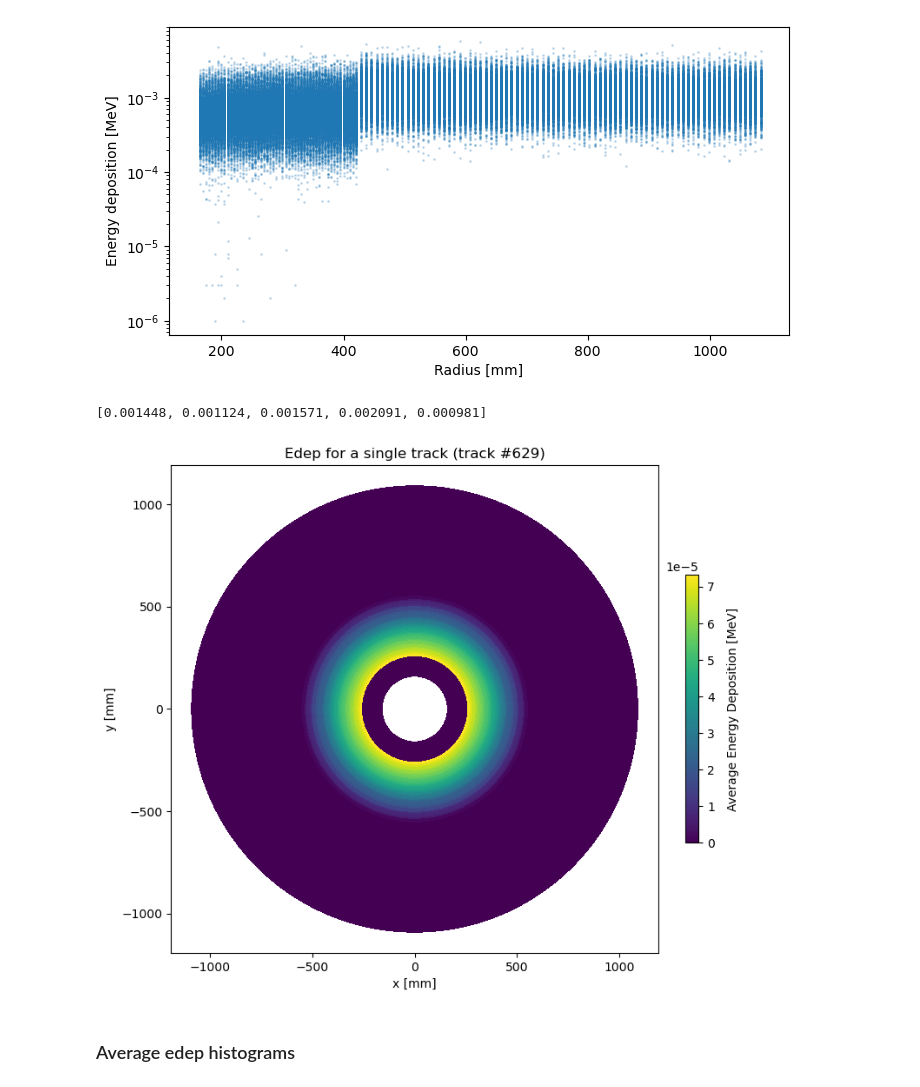
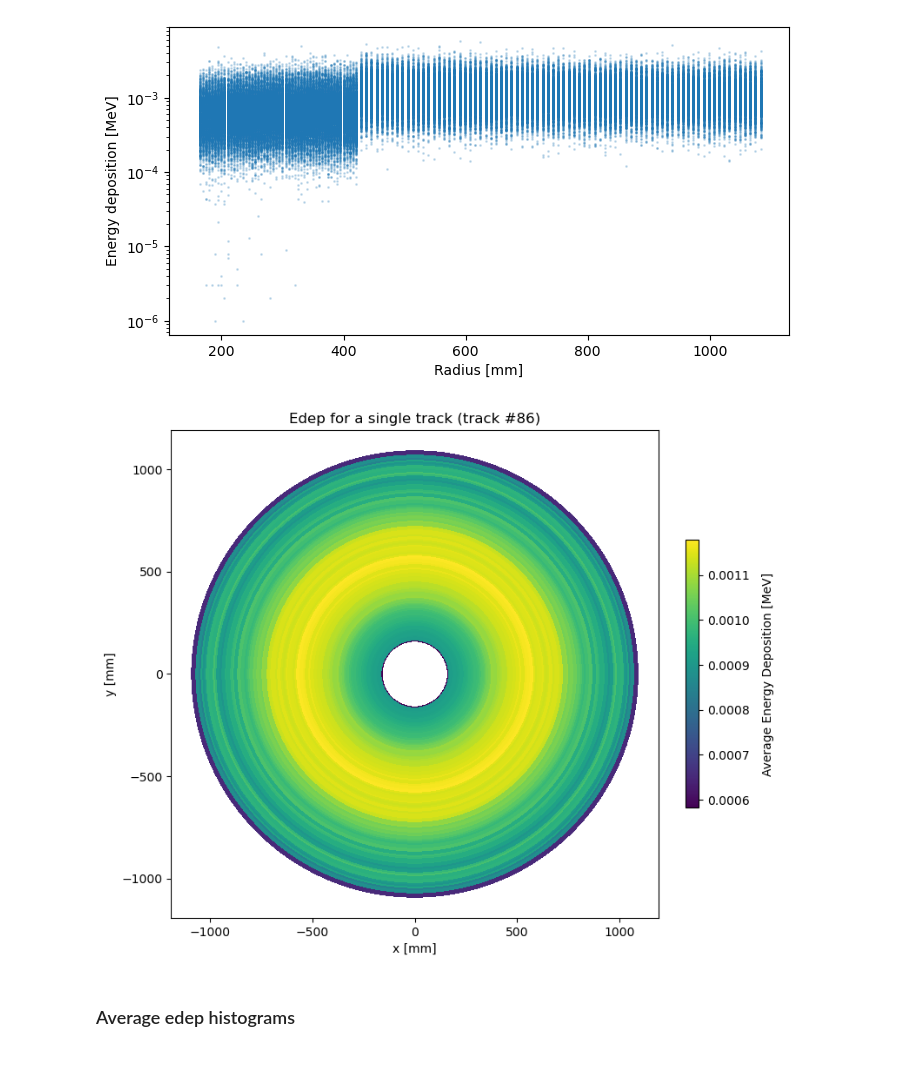
Before and after one commit to JayPRobertson/Belle-II_Drift_Chambers, a Jupyter notebook: Python/geant4_data_analysis.ipynb, the cells around one changed output. Drawn from its saved outputs; the diff is of its cells as text; code cells hidden in the pictures.

Commit message:
Fixed layered_edep_data bug

```diff
--- a/Python/geant4_data_analysis.ipynb
+++ b/Python/geant4_data_analysis.ipynb
@@ -222,19 +223,26 @@ plot_layered_beams(layer_df, num_to_plot)
 # %%
 def get_avg_edep_in_layer(r_inner, r_outer, df):
     tot_edep = 0
+    count = 0
 
+    # iterate through the dataframe rows
     for idx, cur_df in df.iterrows():
         energies = cur_df["edep"]
 
+        is_edep = False
+
+        #look at energies list for each row
         for j in range(len(energies)):
             entry_r = np.sqrt( cur_df["entry_x"][j] ** 2 + cur_df["entry_y"][j] ** 2 )
             exit_r = np.sqrt( cur_df["exit_x"][j] ** 2 + cur_df["exit_y"][j] ** 2 )
 
             if entry_r > r_inner and exit_r < r_outer:
                 tot_edep += energies[j]
+                is_edep = True
 
-    return tot_edep / len(df) if len(df) > 0 else 0
+        if is_edep: count += 1
 
+    return tot_edep / count if count > 0 else 0
 
 def plot_layer_overview(rad_df, df):
     fig, ax = plt.subplots(figsize=(8, 8))
@@ -326,13 +337,10 @@ plt.yscale("log")
 plt.show()
 # %% [output]
 [figure]
-# %%
-layer_df["edep"][0][-5:]
-# %% [output]
-[0.001448, 0.001124, 0.001571, 0.002091, 0.000981]
 # %%
 def get_edep_in_layer(r_inner, r_outer, df, ran_num):
     tot_edep = 0
+    count = 0
 
     cur_df = df.iloc[ran_num]
     energies = cur_df["edep"]
@@ -343,8 +351,9 @@ def get_edep_in_layer(r_inner, r_outer, df, ran_num):
 
         if entry_r > r_inner and exit_r < r_outer:
             tot_edep += energies[j]
+            count += 1
 
-    return tot_edep / len(df) if len(df) > 0 else 0
+    return tot_edep / count if count > 0 else 0
 
 def plot_onetrack_layer(rad_df, df, ran_num):
     fig, ax = plt.subplots(figsize=(8, 8))
@@ -356,34 +365,34 @@ def plot_onetrack_layer(rad_df, df, ran_num):
     norm = mcolors.Normalize(vmin=min(energies), vmax=max(energies))
     cmap = plt.get_cmap("viridis")
 
     for idx, row in rad_df.iterrows():
         r1 = row["r1"]
         r2 = row["r2"]
         colour = cmap(norm(energies[idx]))
         ring = Annulus(xy=(0, 0), r=r2, width=r2 - r1, facecolor=colour)
         ring.set_antialiased(False)
         ax.add_patch(ring)
 
     max_r = rad_df["r2"].max()
     ax.set_xlim(-(max_r + 100), max_r + 100)
     ax.set_ylim(-(max_r + 100), max_r + 100)
     ax.set_aspect("equal")
 
     ax.set_xlabel("x [mm]")
     ax.set_ylabel("y [mm]")
     ax.set_title(f"Edep for a single track (track #{ran_num})")
 
     sm = plt.cm.ScalarMappable(cmap=cmap, norm=norm)
     sm.set_array([])
     cbar = fig.colorbar(sm, ax=ax, fraction=0.046, shrink=0.5, pad=0.05)
     cbar.set_label("Average Energy Deposition [MeV]", labelpad=10)
 
     return energies
 
 ran_num = random.randint(0, len(layer_df) - 1)
 single_energies = plot_onetrack_layer(radii_df, layer_df, ran_num)
 # %% [output]
-[figure, old version]
+[figure, new version]
 # %% [markdown]
 ### Average edep histograms
 # %%
```
Also changed, not shown: parts of 5 cells of this notebook, 4 other files.
